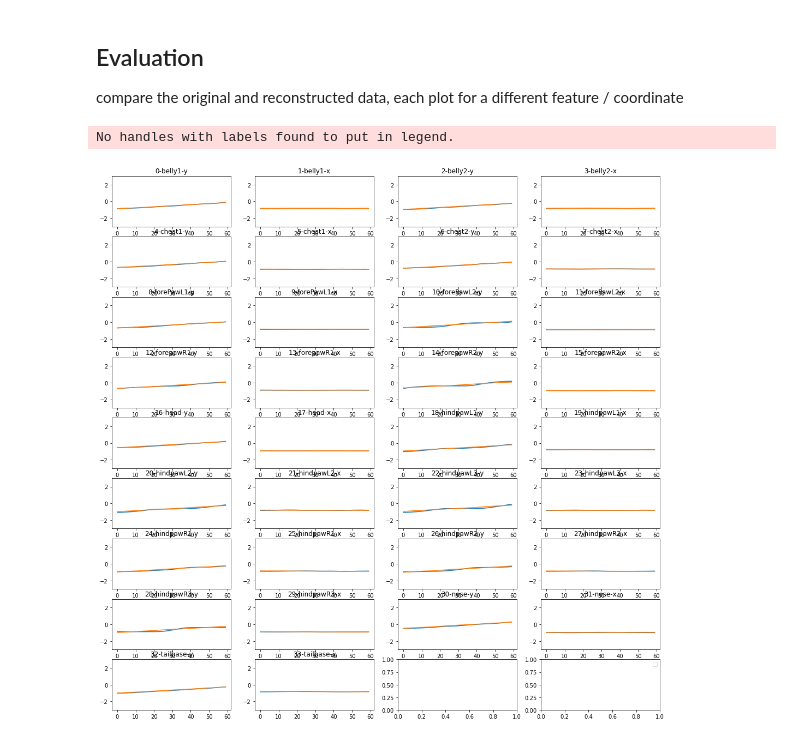
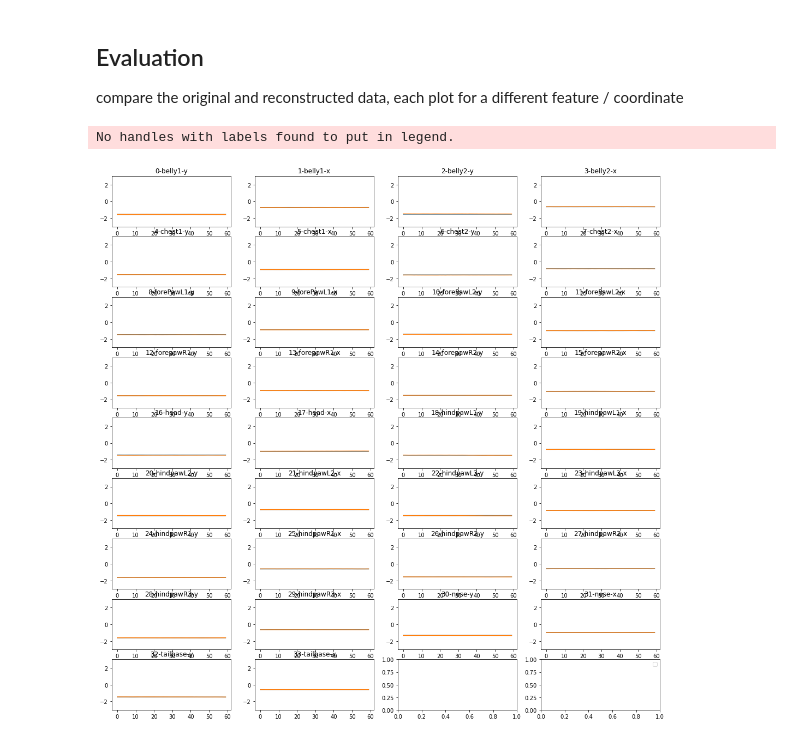
Before and after one commit to ysterin/deep_cluster, a Jupyter notebook: deep_cluster/train_autoencoder.ipynb, the cells around one changed output. Drawn from its saved outputs; the diff is of its cells as text; code cells hidden in the pictures.

Commit message:
use DataModule with VaDE Autoencoder

```diff
--- a/deep_cluster/train_autoencoder.ipynb
+++ b/deep_cluster/train_autoencoder.ipynb
@@ -61,14 +62,17 @@ create and train autoencoder model
 # define the DataModule and model
 
 from simple_autoencoder import Autoencoder, PLAutoencoder
+from VaDE_autoencoder import VaDE
 from dataloader import LandmarksDataModule
 seqlen = 60
 
 dm = LandmarksDataModule(landmark_files, seqlen=seqlen, step=3, to_drop=None, filter_by_likelihood=False)
 dm.prepare_data()
 n_parts = len(dm.data_frames[0].columns.levels[0])
-model = PLAutoencoder(landmark_files, n_neurons=[2*n_parts*seqlen, 1024, 512, 512, 10], lr=3e-4, patience=20, dropout=0.)
-trainer = pl.Trainer(gpus=1, progress_bar_refresh_rate=10, max_epochs=3, logger=pl.loggers.WandbLogger("landmarks autoencoder"), log_every_n_steps=1)
+# model = PLAutoencoder(landmark_files, n_neurons=[2*n_parts*seqlen, 1024, 512, 512, 10], lr=3e-4, patience=20, dropout=0.)
+model = VaDE(landmark_files, n_neurons=[2*n_parts*seqlen, 512, 512, 10], lr=2e-3, data_module=dm, k=10, batch_norm=False)
+
+# trainer = pl.Trainer(gpus=1, progress_bar_refresh_rate=10, max_epochs=3, logger=pl.loggers.WandbLogger("landmarks autoencoder"), log_every_n_steps=1)
 # %% [output]
 GPU available: True, used: True
 TPU available: False, using: 0 TPU cores
@@ -103,24 +143,24 @@ compare the original and reconstructed data, each plot for a different feature /
 # %%
 body_parts = dm.data_frames[0].columns.levels[0]
 def compare_plot(x, y):
     x = x.reshape(-1, n_parts*2)
     y = y.reshape(-1, n_parts*2)
     fig, axes = plt.subplots(ncols=4, nrows=n_parts//2+1, figsize=(18, 18))
     for i in range(n_parts//2+1):
         for j in range(4):
             idx = 4*i + j
             if idx >= x.shape[1]: break
             axes[i][j].plot(x[:,idx], label='orig')
             axes[i][j].plot(y[:,idx], label='recon')
             axes[i][j].set_title(f"{idx}-{body_parts[idx//2]}-{'x' if idx%2 else 'y'}")
             axes[i][j].set_ylim(-3, 3)
     plt.legend()
 
-idx = 46242
+idx = 9629
 with torch.no_grad():
-    bx = torch.Tensor(dm.all_ds[idx])[None]
+    bx = torch.Tensor(dm.valid_ds[idx])[None]
     out = model(bx)
 compare_plot(bx[0].cpu().numpy(), out[0].cpu().numpy())
 # %% [output]
 No handles with labels found to put in legend.
-[figure, old version]
+[figure, new version]
```
Also changed, not shown: parts of 3 cells of this notebook, 6 other files.
